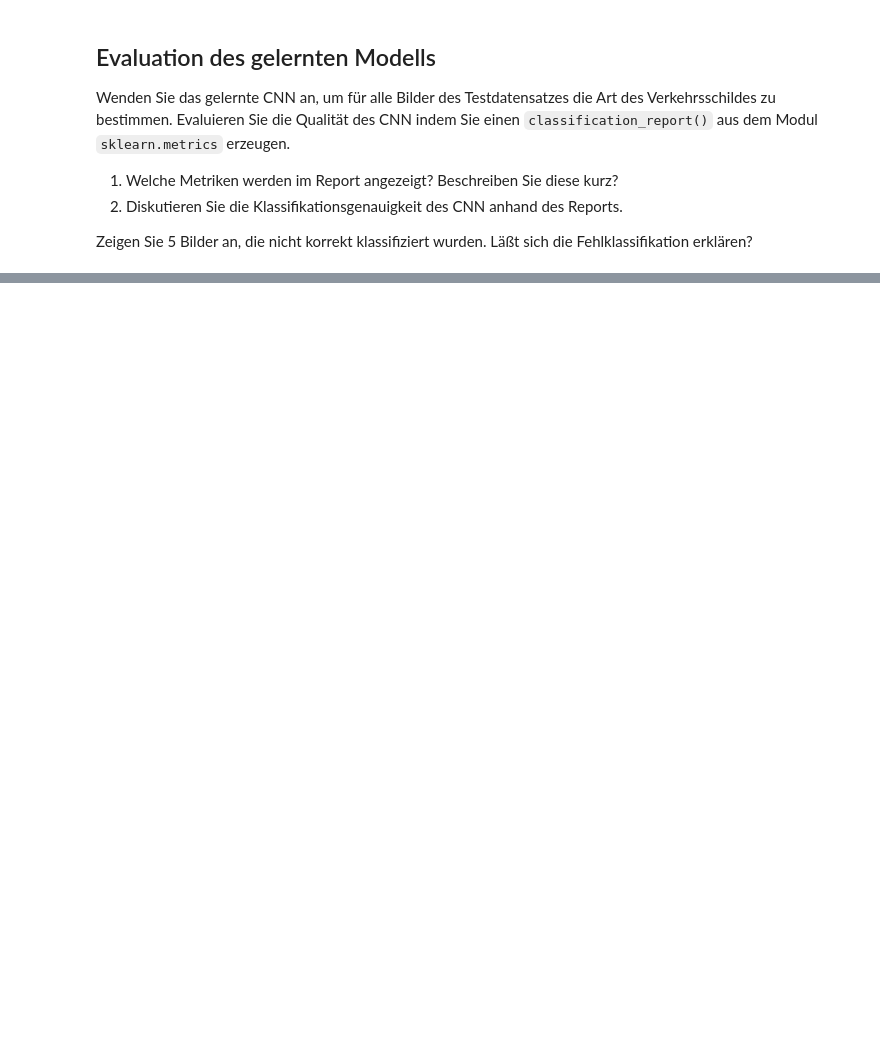
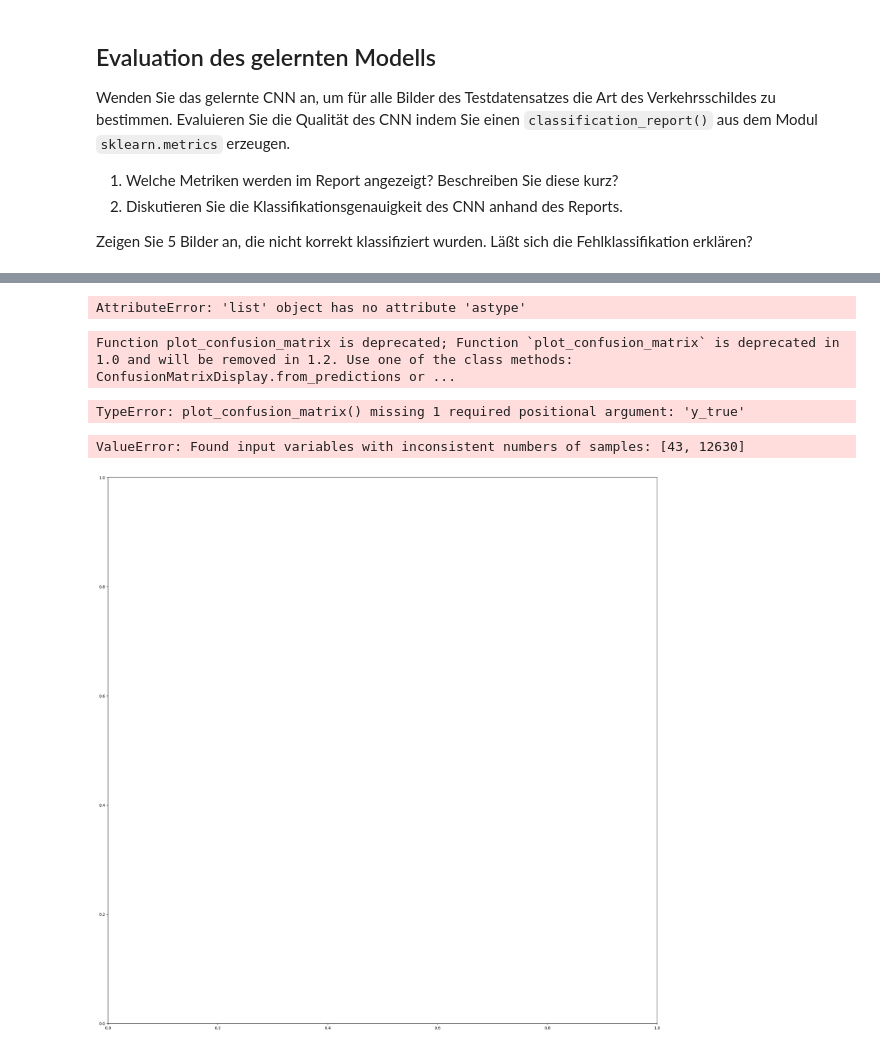
Before and after one commit to Branchverse/datamininglecture, a Jupyter notebook: 6_traffic_sign_recognition/TrafficSignClassification.ipynb, the cells around one changed output, grey strips where cells are left out. Cells and saved outputs as stored; diff of their text form; code cells hidden in the pictures; blank space fills up the shorter version.

```diff
--- a/6_traffic_sign_recognition/TrafficSignClassification.ipynb
+++ b/6_traffic_sign_recognition/TrafficSignClassification.ipynb
@@ -507,3 +643,36 @@ weighted avg       0.92      0.92      0.91     12630
+# %%
+signnames_csv = pd.read_csv('traffic-sign-recognition/data/signnames.csv')
+#labels =  list(signnames_csv['SignName'])
+
+classificationReport = classification_report(testY.astype(int), predicted_labels, target_names=testY.astype(int))
+# %% [output]
+AttributeError: 'list' object has no attribute 'astype'
+# %%
+from sklearn.metrics import plot_confusion_matrix
+import matplotlib.pyplot as plt
+
+plot_confusion_matrix(labels, predicted_labels)
+plt.show()
+# %% [output]
+Function plot_confusion_matrix is deprecated; Function `plot_confusion_matrix` is deprecated in 1.0 and will be removed in 1.2. Use one of the class methods: ConfusionMatrixDisplay.from_predictions or ...
+TypeError: plot_confusion_matrix() missing 1 required positional argument: 'y_true'
+# %%
+from sklearn.metrics import plot_confusion_matrix
+import scikitplot as skplt
+import matplotlib.pyplot as plt
+
+signnames_csv = pd.read_csv('traffic-sign-recognition/data/signnames.csv')
+labels =  list(signnames_csv['SignName'])
+
+skplt.metrics.plot_confusion_matrix(
+    labels,
+    predicted_labels,
+    figsize=(25, 25),
+    title="Confusion matrix")
+plt.show()
+# %% [output]
+ValueError: Found input variables with inconsistent numbers of samples: [43, 12630]
+[figure, added]
 # %%
 
 
```
Also changed, not shown: parts of 25 cells of this notebook.
